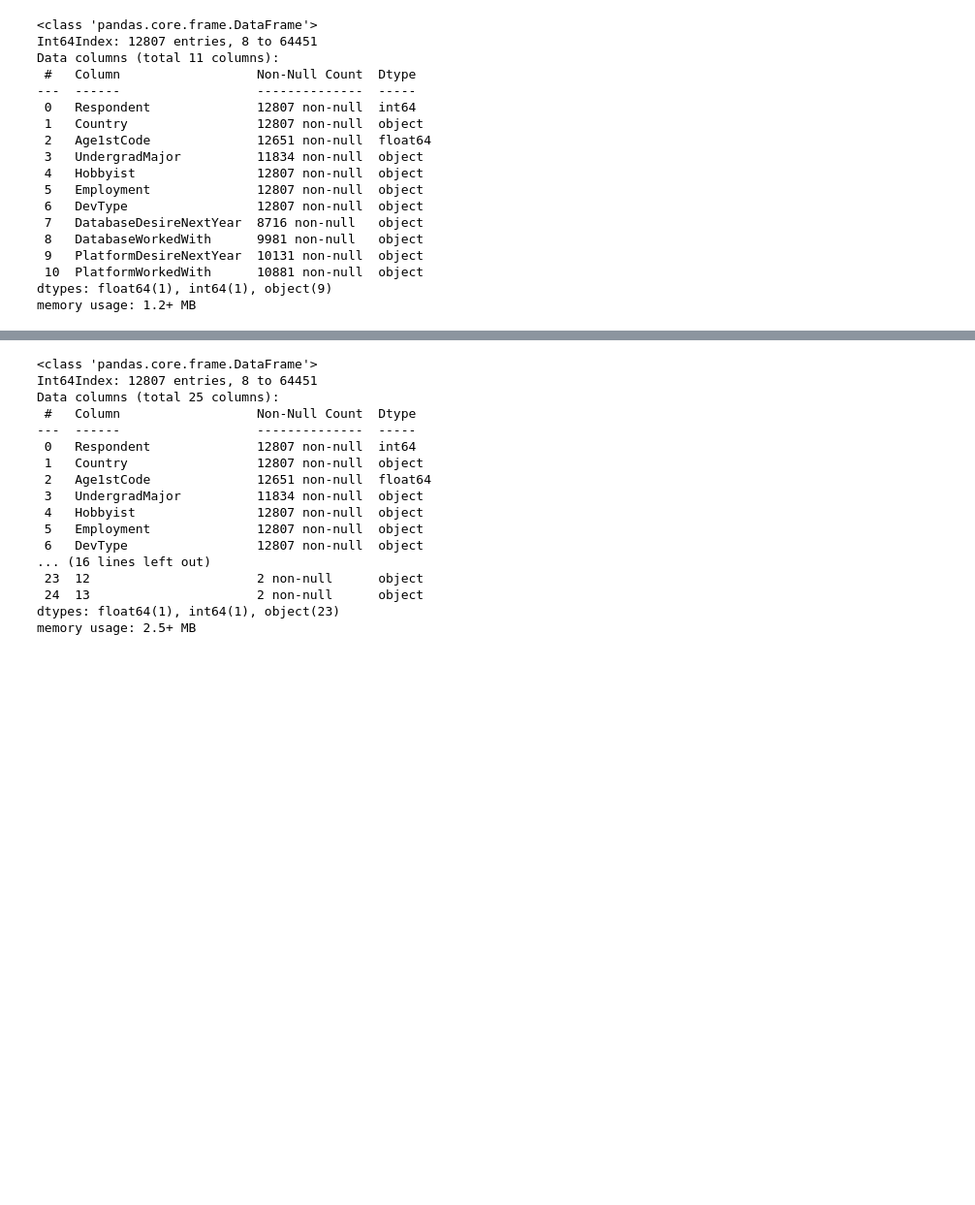
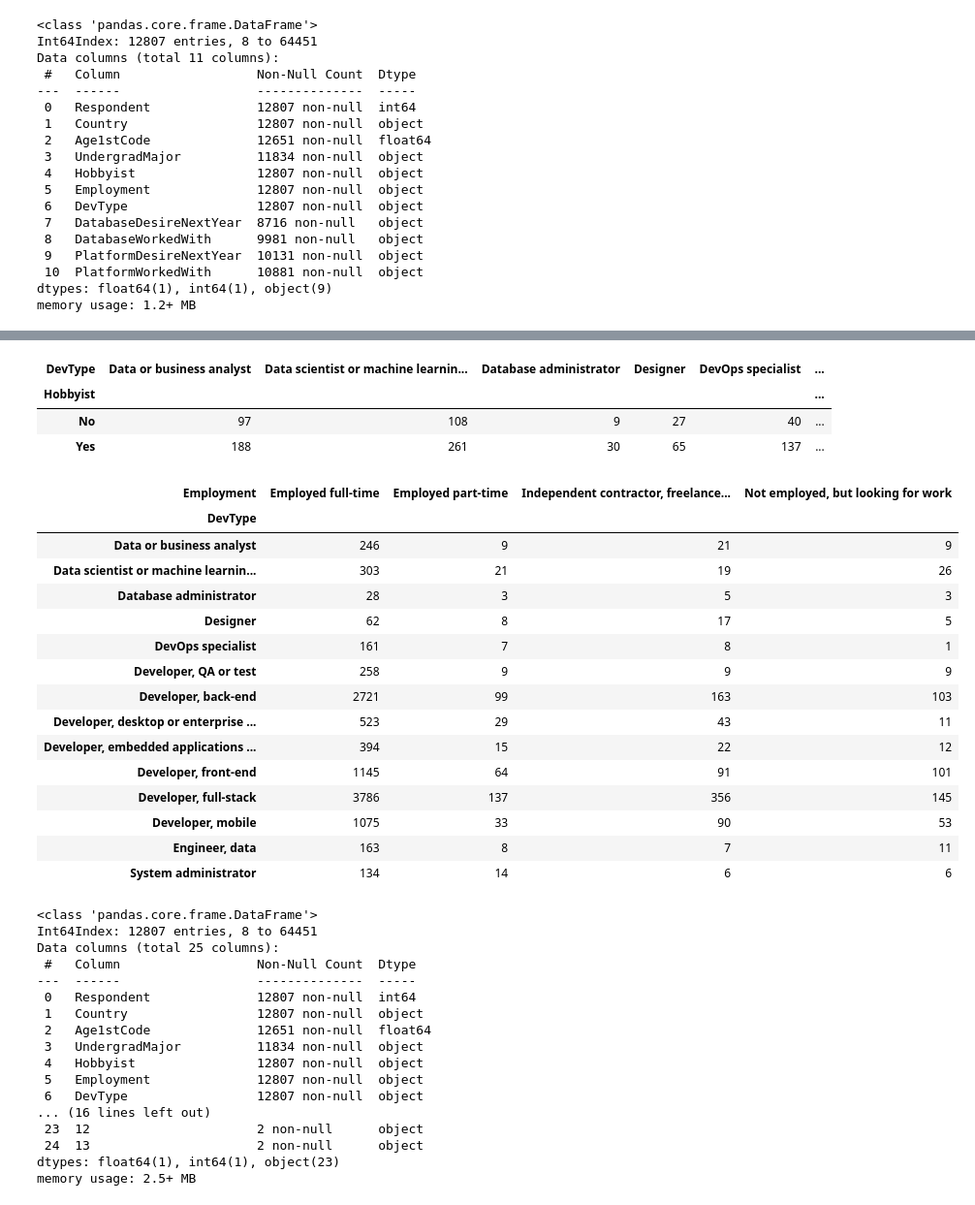
Before and after one commit to BondiAnalytics/DSML_Course_Notebooks, a Jupyter notebook: capstone_docs/StackSurvey_Analysis.ipynb, the cells around one changed output, grey strips where cells are left out. Shown: that part at 97% size. Cells and saved outputs as stored; diff of their text form; code cells hidden in the pictures; blank space fills up the shorter version.

```diff
--- a/capstone_docs/StackSurvey_Analysis.ipynb
+++ b/capstone_docs/StackSurvey_Analysis.ipynb
@@ -150,3 +167,29 @@ memory usage: 1.2+ MB
+# %%
+pd.crosstab(df['Hobbyist'], df['DevType'])
+# %% [output]
+| DevType | Data or business analyst | Data scientist or machine learnin... | Database administrator | Designer | DevOps specialist | ... |
+| Hobbyist |  |  |  |  |  | ... |
+| No | 97 | 108 | 9 | 27 | 40 | ... |
+| Yes | 188 | 261 | 30 | 65 | 137 | ... |
+# %%
+pd.crosstab(df['DevType'], df['Employment'])
+# %% [output]
+| Employment | Employed full-time | Employed part-time | Independent contractor, freelance... | Not employed, but looking for work |
+| DevType |  |  |  |  |
+| Data or business analyst | 246 | 9 | 21 | 9 |
+| Data scientist or machine learnin... | 303 | 21 | 19 | 26 |
+| Database administrator | 28 | 3 | 5 | 3 |
+| Designer | 62 | 8 | 17 | 5 |
+| DevOps specialist | 161 | 7 | 8 | 1 |
+| Developer, QA or test | 258 | 9 | 9 | 9 |
+| Developer, back-end | 2721 | 99 | 163 | 103 |
+| Developer, desktop or enterprise ... | 523 | 29 | 43 | 11 |
+| Developer, embedded applications ... | 394 | 15 | 22 | 12 |
+| Developer, front-end | 1145 | 64 | 91 | 101 |
+| Developer, full-stack | 3786 | 137 | 356 | 145 |
+| Developer, mobile | 1075 | 33 | 90 | 53 |
+| Engineer, data | 163 | 8 | 7 | 11 |
+| System administrator | 134 | 14 | 6 | 6 |
 # %%
 df = pd.concat([all_devs_df, all_devs_df['DatabaseWorkedWith'].str.split(';', expand=True)], axis=1)
 # %%
```
Also changed, not shown: parts of 3 cells of this notebook.
